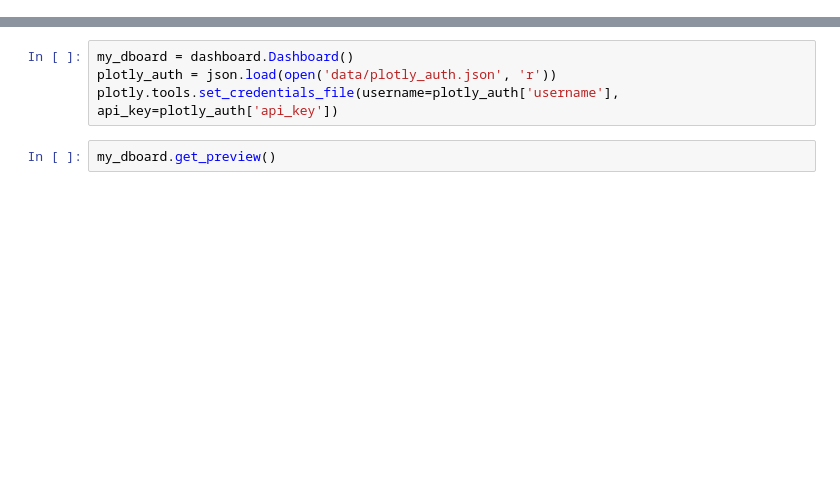
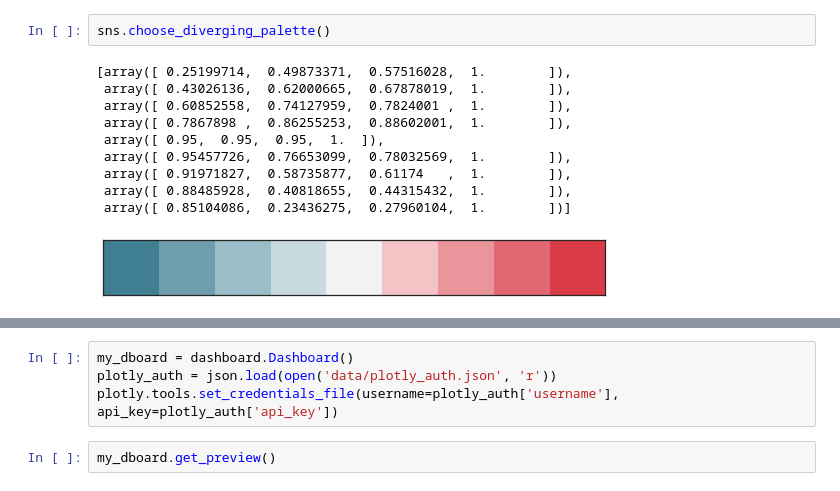
Before and after one commit to cfergusonlee/twitter_dashboard, a Jupyter notebook: index.ipynb, the cells around one changed output, grey strips where cells are left out. Drawn from its saved outputs; the diff is of its cells as text; blank space fills up the shorter version.

```diff
--- a/index.ipynb
+++ b/index.ipynb
@@ -17,0 +250,13 @@ import json
+# %%
+sns.choose_diverging_palette()
+# %% [output]
+[array([ 0.25199714,  0.49873371,  0.57516028,  1.        ]),
+ array([ 0.43026136,  0.62000665,  0.67878019,  1.        ]),
+ array([ 0.60852558,  0.74127959,  0.7824001 ,  1.        ]),
+ array([ 0.7867898 ,  0.86255253,  0.88602001,  1.        ]),
+ array([ 0.95,  0.95,  0.95,  1.  ]),
+ array([ 0.95457726,  0.76653099,  0.78032569,  1.        ]),
+ array([ 0.91971827,  0.58735877,  0.61174   ,  1.        ]),
+ array([ 0.88485928,  0.40818655,  0.44315432,  1.        ]),
+ array([ 0.85104086,  0.23436275,  0.27960104,  1.        ])]
+[figure, added]
```
Also changed, not shown: parts of 56 cells of this notebook, 24 other files.
